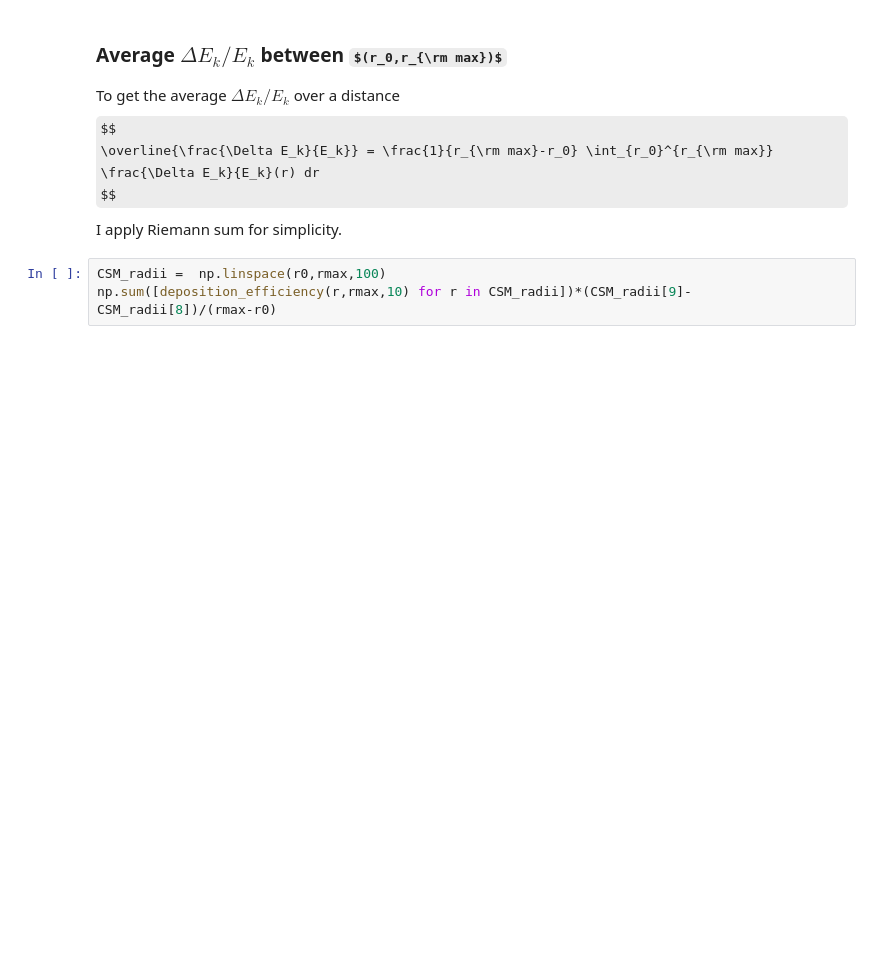
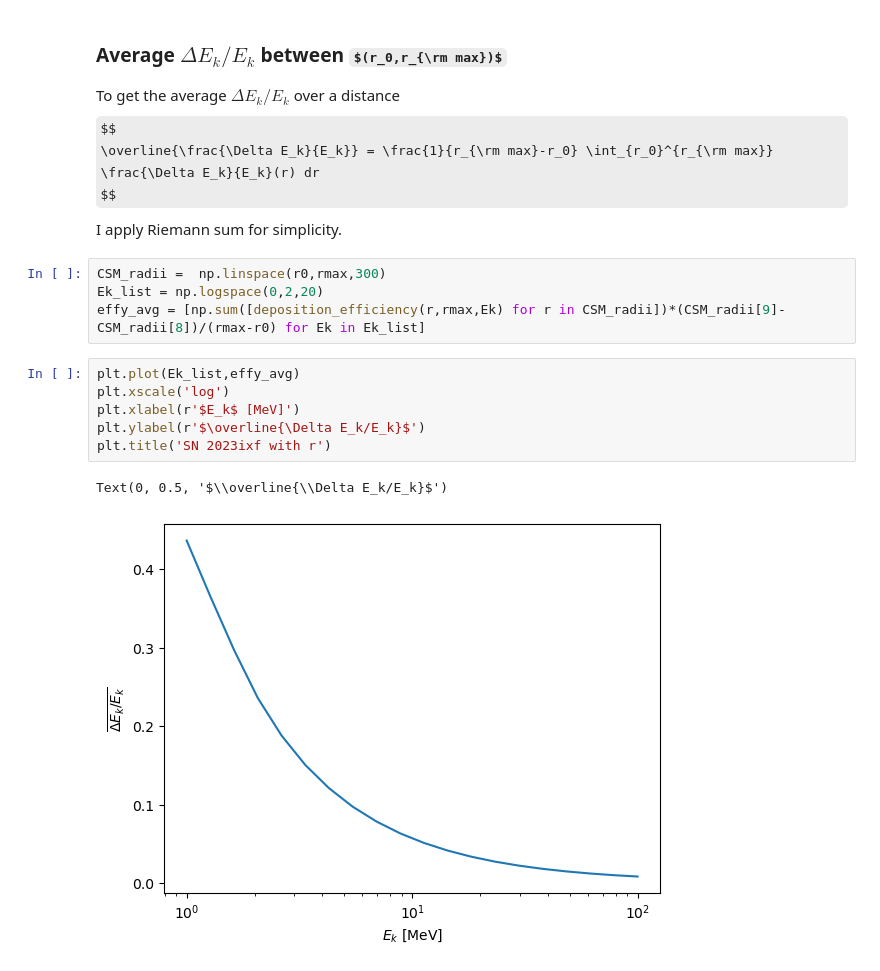
Before and after one commit to yenhsunlin/CSM_DP, a Jupyter notebook: efficiency.ipynb, the cells around one changed output. Drawn from its saved outputs; the diff is of its cells as text; some formulas as TeX source; blank space fills up the shorter version.

```diff
--- a/efficiency.ipynb
+++ b/efficiency.ipynb
@@ -171,5 +174,15 @@ $$
 $$
 I apply Riemann sum for simplicity.
 # %%
-CSM_radii =  np.linspace(r0,rmax,100)
-np.sum([deposition_efficiency(r,rmax,10) for r in CSM_radii])*(CSM_radii[9]-CSM_radii[8])/(rmax-r0)
+CSM_radii =  np.linspace(r0,rmax,300)
+Ek_list = np.logspace(0,2,20)
+effy_avg = [np.sum([deposition_efficiency(r,rmax,Ek) for r in CSM_radii])*(CSM_radii[9]-CSM_radii[8])/(rmax-r0) for Ek in Ek_list]
+# %%
+plt.plot(Ek_list,effy_avg)
+plt.xscale('log')
+plt.xlabel(r'$E_k$ [MeV]')
+plt.ylabel(r'$\overline{\Delta E_k/E_k}$')
+plt.title('SN 2023ixf with r')
+# %% [output]
+Text(0, 0.5, '$\\overline{\\Delta E_k/E_k}$')
+[figure, added]
```
Also changed, not shown: parts of 1 cell of this notebook.
